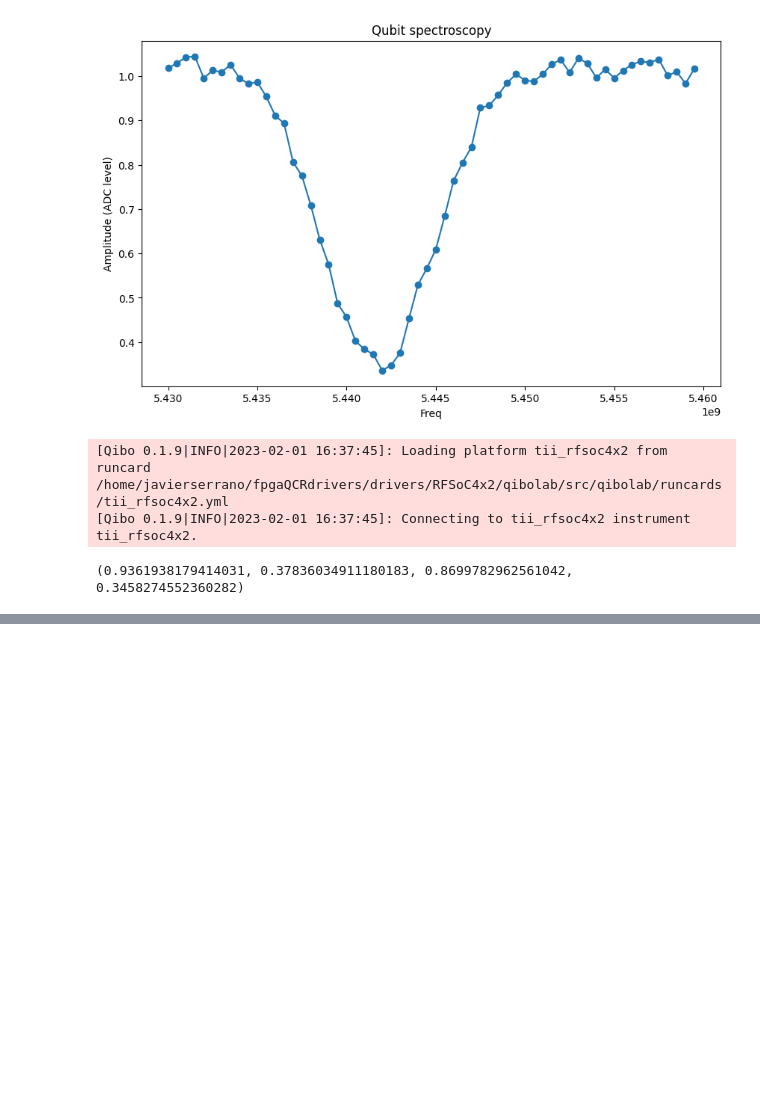
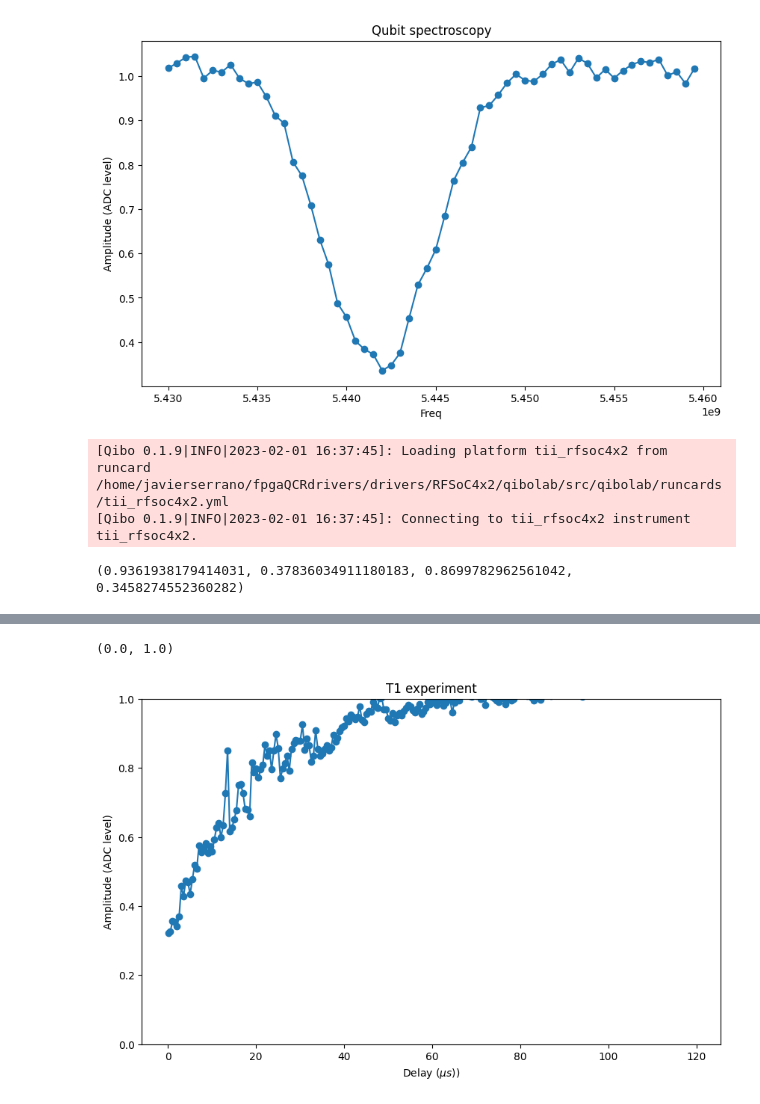
Before and after one commit to qiboteam/qibolab, a Jupyter notebook: examples/check_qibolab.ipynb, the cells around one changed output, grey strips where cells are left out. Saved outputs shown, nothing was run; the diff lists cells and outputs as text; code cells hidden in the pictures; blank space fills up the shorter version.

```diff
--- a/examples/check_qibolab.ipynb
+++ b/examples/check_qibolab.ipynb
@@ -214,0 +218,37 @@ Text(0, 0.5, 'Amplitude (ADC level)')
+# %%
+#
+# T1 experiment
+#
+runcard = qibolab_folder / "runcards" / "tii_rfsoc4x2.yml"
+
+platform = Platform("tii_rfsoc4x2")
+
+start = 50
+step = 500
+stop = 120000
+platform.connect()
+platform.setup()
+delays = np.arange(start, stop, step)
+results = []
+for i, delay in enumerate(delays):
+    qd_pulse = platform.create_RX_pulse(0, start=0)
+    ro_pulse = platform.create_MZ_pulse(0, start=delay)
+
+
+    sequence = PulseSequence()
+    sequence.add(qd_pulse)
+    sequence.add(ro_pulse)
+    platform.setup()
+    msr, phase, avgi, avgq = platform.execute_pulse_sequence(sequence)
+    results.append((avgi, avgq))
+
+results = np.array(results)
+amp = np.abs(results[:, 0] + 1j * results[:, 1])
+plt.figure(figsize=(10, 6))
+
+plt.plot(delays*0.001,amp,'o-');
+plt.title("T1 experiment")
+plt.xlabel("Delay ($\mu s$))")
+plt.ylabel("Amplitude (ADC level)")
+plt.ylim([0, 1])
+# %% [output]
@@ -214,0 +257,2 @@ Text(0, 0.5, 'Amplitude (ADC level)')
+(0.0, 1.0)
+[figure, added]
```
Also changed, not shown: parts of 11 cells of this notebook, 1 other file.
